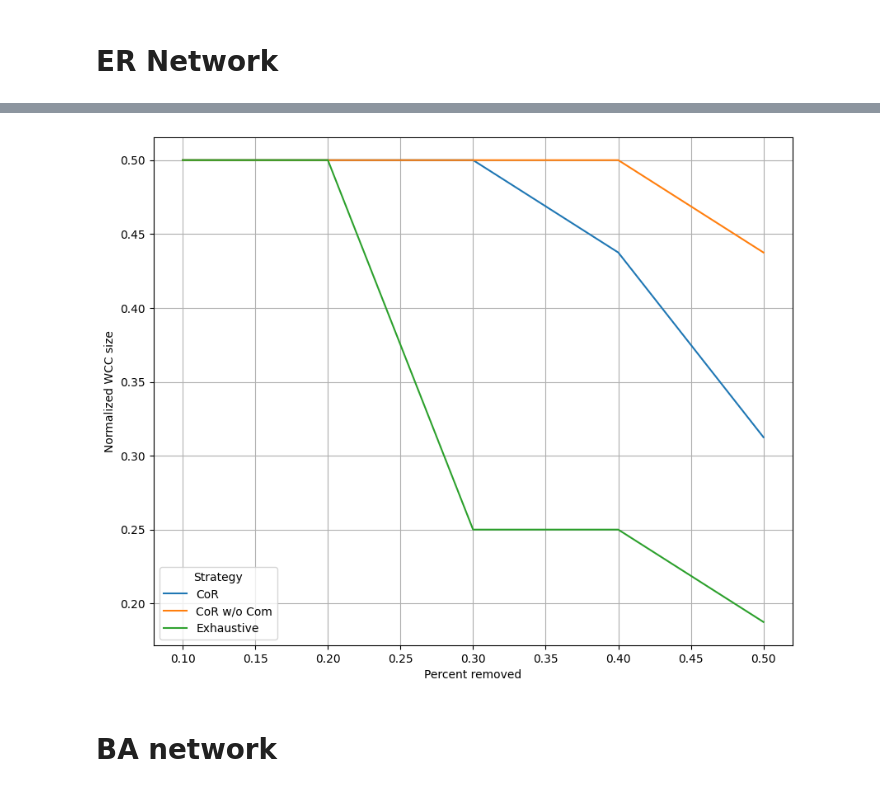
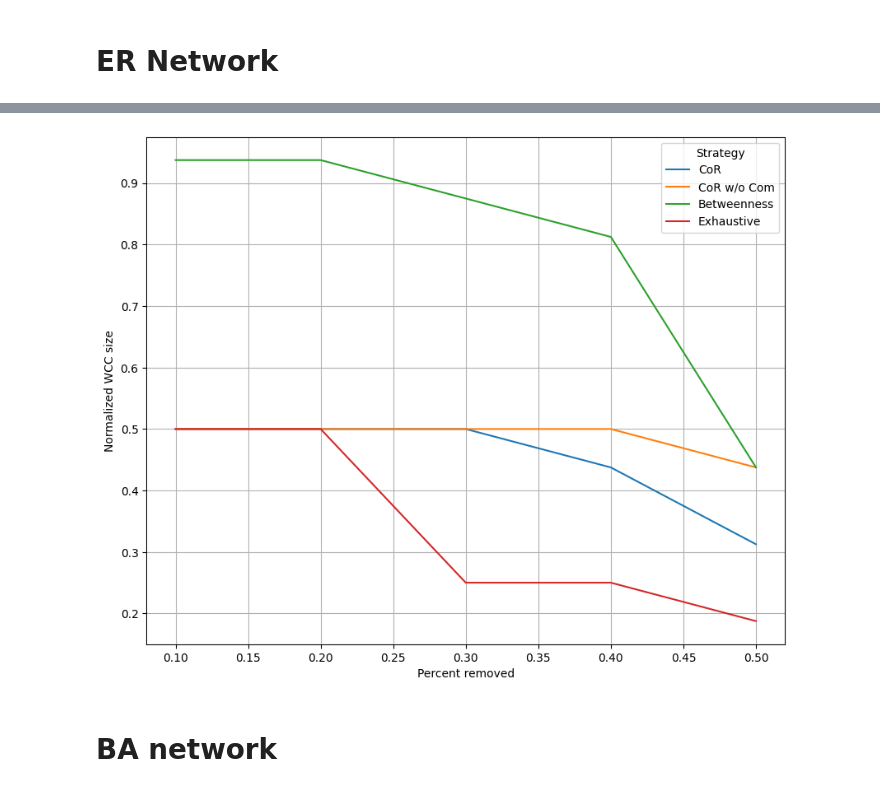
Before and after one commit to gioguarnieri/CoR, a Jupyter notebook: test.ipynb, the cells around one changed output, grey strips where cells are left out. Drawn from its saved outputs; the diff is of its cells as text; code cells hidden in the pictures.

Commit message:
now working fine with a small graph

```diff
--- a/test.ipynb
+++ b/test.ipynb
@@ -267,3 +285,14 @@ for j in percents:
+# %%
+total_wccs_bet = []
+for j in percents:
+    remove = int(j*graph.number_of_edges())
+    topbet = df[0].sort_values(by = "Betweenness", ascending = False).head(remove).index
+    H = nx.DiGraph.copy(graph)
+    H.remove_edges_from(topbet)
+    wccs = []
+    for i in nx.weakly_connected_components(H):
+        wccs.append(len(i))
+    total_wccs_bet.append(max(wccs)/graph.number_of_nodes())
 # %%
 sizes = []
 for i in dict_result:
@@ -271,15 +300,16 @@ for i in dict_result:
 # %%
 plt.figure(figsize=(10,8))
 plt.plot(percents, total_wccs, label = "CoR")
 plt.plot(percents, total_wccs_SP, label = "CoR w/o Com")
+plt.plot(percents, total_wccs_bet, label = "Betweenness")
 plt.plot(percents, sizes, label = "Exhaustive")
 plt.ylabel("Normalized WCC size")
 plt.xlabel("Percent removed")
 plt.grid()
 plt.legend(title= "Strategy")
 plt.show()
 # %% [output]
-[figure, old version]
+[figure, new version]
 # %%
 %%capture
 dfs = []
```
Also changed, not shown: parts of 3 cells of this notebook.
